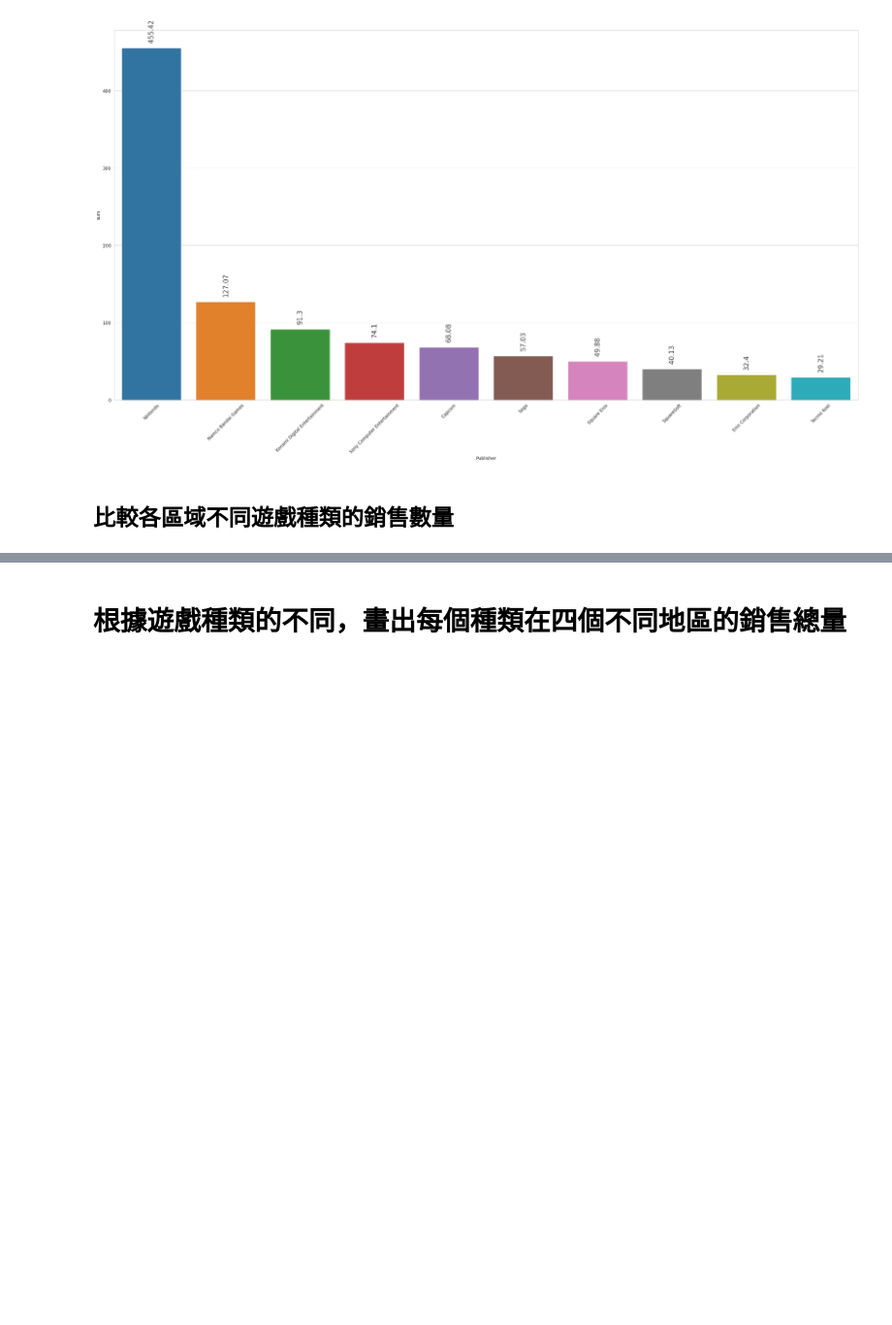
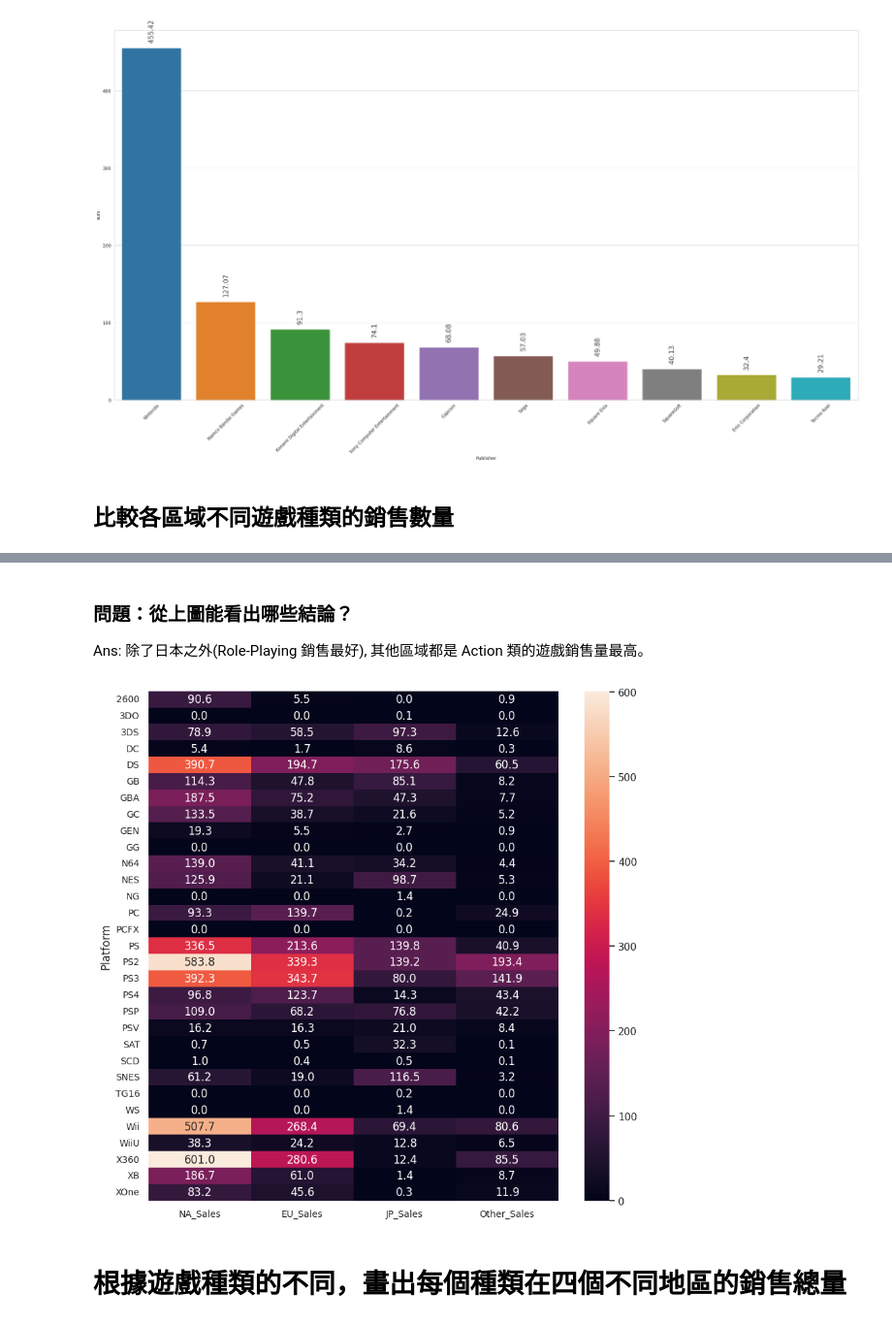
Before and after one commit to Yiting916/data_analysis, a Jupyter notebook: 05-02.LAB_VideoGameSales.ipynb, the cells around one changed output, grey strips where cells are left out. Shown at 97% size. Drawn from its saved outputs; the diff is of its cells as text; code cells hidden in the pictures; blank space fills up the shorter version.

```diff
--- a/05-02.LAB_VideoGameSales.ipynb
+++ b/05-02.LAB_VideoGameSales.ipynb
@@ -966,3 +1002,21 @@ plt.show()
+# %% [markdown]
+### 問題：從上圖能看出哪些結論？
+
+Ans: 除了日本之外(Role-Playing 銷售最好), 其他區域都是 Action 類的遊戲銷售量最高。
+# %%
+#練習題
+#畫出不同平台各區域的銷售數量熱圖
+plt_data = data[['Platform', 'NA_Sales', 'EU_Sales', 'JP_Sales','Other_Sales']]
+plt_data = plt_data.groupby('Platform')[['NA_Sales', 'EU_Sales', 'JP_Sales', 'Other_Sales']].sum()
+
+plt.figure(figsize=(10, 10))
+sns.set(font_scale=1) #設定字型的縮放比例
+sns.heatmap(plt_data, annot=True, fmt = '.1f') #熱圖
+plt.xticks(fontsize=10) #X座標字型
+plt.yticks(fontsize=10) #Y座標字型
+plt.show()
+# %% [output]
+[figure, added]
 # %% [markdown]
 # 根據遊戲種類的不同，畫出每個種類在四個不同地區的銷售總量
 # %% [markdown]
```
Also changed, not shown: parts of 9 cells of this notebook.
